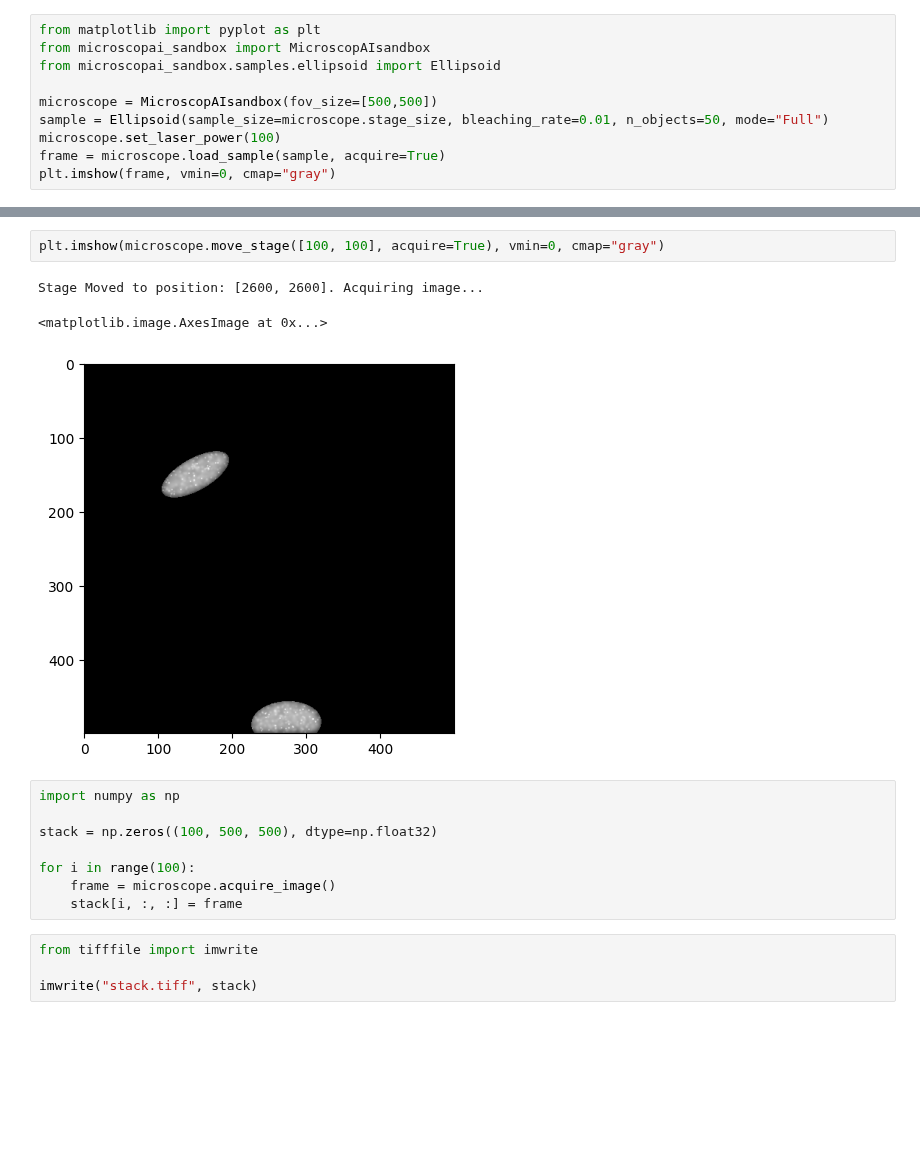
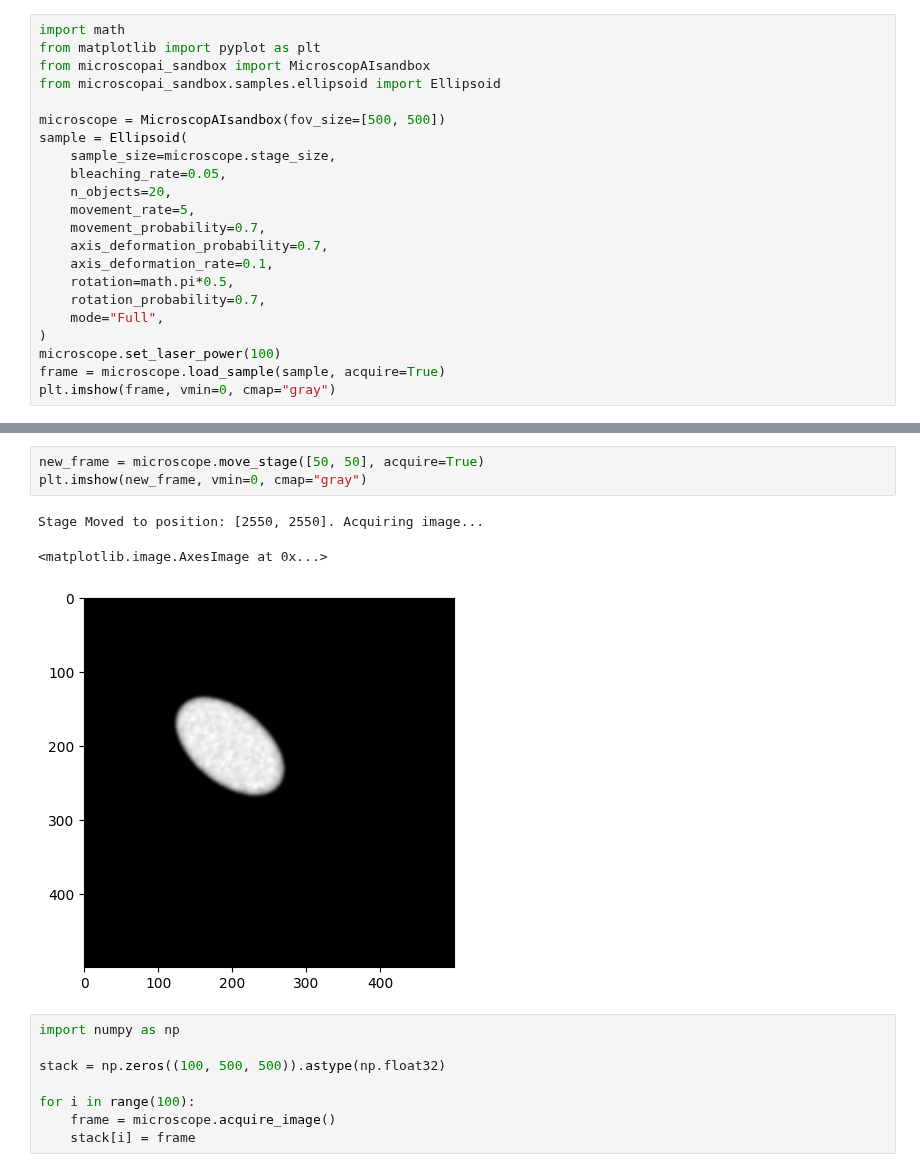
Before and after one commit to HenriquesLab/mAIcroscopysandbox, a Jupyter notebook: notebooks/example_usage.ipynb, the cells around one changed output, grey strips where cells are left out. Drawn from its saved outputs; the diff is of its cells as text; blank space fills up the shorter version.

```diff
--- a/notebooks/example_usage.ipynb
+++ b/notebooks/example_usage.ipynb
@@ -1,10 +1,22 @@
 # %%
+import math
 from matplotlib import pyplot as plt
 from microscopai_sandbox import MicroscopAIsandbox
 from microscopai_sandbox.samples.ellipsoid import Ellipsoid
 
-microscope = MicroscopAIsandbox(fov_size=[500,500])
-sample = Ellipsoid(sample_size=microscope.stage_size, bleaching_rate=0.01, n_objects=50, mode="Full")
+microscope = MicroscopAIsandbox(fov_size=[500, 500])
+sample = Ellipsoid(
+    sample_size=microscope.stage_size,
+    bleaching_rate=0.05,
+    n_objects=20,
+    movement_rate=5,
+    movement_probability=0.7,
+    axis_deformation_probability=0.7,
+    axis_deformation_rate=0.1,
+    rotation=math.pi*0.5,
+    rotation_probability=0.7,
+    mode="Full",
+)
 microscope.set_laser_power(100)
 frame = microscope.load_sample(sample, acquire=True)
 plt.imshow(frame, vmin=0, cmap="gray")
@@ -17,18 +29,15 @@ Acquiring image...
 # %%
-plt.imshow(microscope.move_stage([100, 100], acquire=True), vmin=0, cmap="gray")
+new_frame = microscope.move_stage([50, 50], acquire=True)
+plt.imshow(new_frame, vmin=0, cmap="gray")
 # %% [output]
-Stage Moved to position: [2600, 2600]. Acquiring image...
+Stage Moved to position: [2550, 2550]. Acquiring image...
 <matplotlib.image.AxesImage at 0x...>
-[figure, old version]
+[figure, new version]
 # %%
 import numpy as np
 
-stack = np.zeros((100, 500, 500), dtype=np.float32)
+stack = np.zeros((100, 500, 500)).astype(np.float32)
 
 for i in range(100):
     frame = microscope.acquire_image()
-    stack[i, :, :] = frame
+    stack[i] = frame
-# %%
-from tifffile import imwrite
-
-imwrite("stack.tiff", stack)
```
Also changed, not shown: parts of 2 cells of this notebook, 4 other files.
